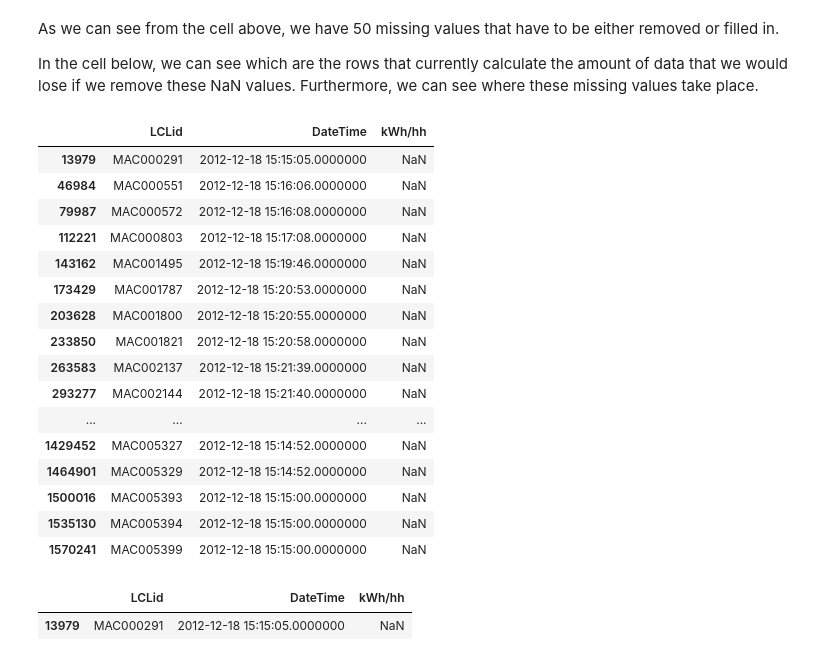
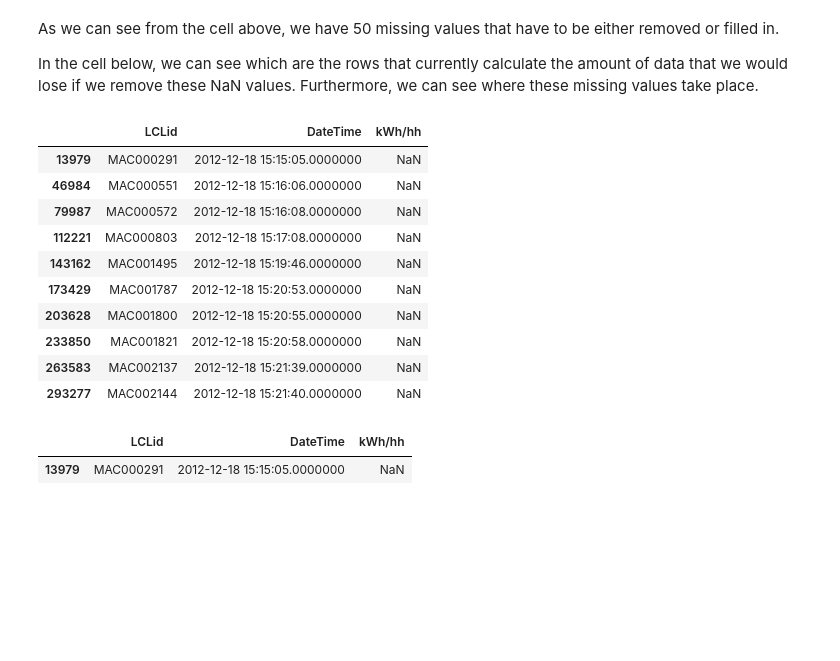
Before and after one commit to wobniarin/Project-Week-8-Final-Project, a Jupyter notebook: 2.JupyterNotebooks/1_Data_Cleaning.ipynb, the cells around one changed output. Saved outputs shown, nothing was run; the diff lists cells and outputs as text; code cells hidden in the pictures; blank space fills up the shorter version.

```diff
--- a/2.JupyterNotebooks/1_Data_Cleaning.ipynb
+++ b/2.JupyterNotebooks/1_Data_Cleaning.ipynb
@@ -309,25 +283,19 @@ As we can see from the cell above, we have 50 missing values that have to be eit
 In the cell below, we can see which are the rows that currently calculate the amount of data that we would lose if we remove these NaN values. Furthermore, we can see where these missing values take place.
 # %%
 # Checking where these NaN values take place.
-halfhourly_block12[halfhourly_block12['kWh/hh'].isna()]
+halfhourly_block12[halfhourly_block12['kWh/hh'].isna()].head(10)
 # %% [output]
 |  | LCLid | DateTime | kWh/hh |
 | 13979 | MAC000291 | 2012-12-18 15:15:05.0000000 | NaN |
 | 46984 | MAC000551 | 2012-12-18 15:16:06.0000000 | NaN |
 | 79987 | MAC000572 | 2012-12-18 15:16:08.0000000 | NaN |
 | 112221 | MAC000803 | 2012-12-18 15:17:08.0000000 | NaN |
 | 143162 | MAC001495 | 2012-12-18 15:19:46.0000000 | NaN |
 | 173429 | MAC001787 | 2012-12-18 15:20:53.0000000 | NaN |
 | 203628 | MAC001800 | 2012-12-18 15:20:55.0000000 | NaN |
 | 233850 | MAC001821 | 2012-12-18 15:20:58.0000000 | NaN |
 | 263583 | MAC002137 | 2012-12-18 15:21:39.0000000 | NaN |
 | 293277 | MAC002144 | 2012-12-18 15:21:40.0000000 | NaN |
-| ... | ... | ... | ... |
-| 1429452 | MAC005327 | 2012-12-18 15:14:52.0000000 | NaN |
-| 1464901 | MAC005329 | 2012-12-18 15:14:52.0000000 | NaN |
-| 1500016 | MAC005393 | 2012-12-18 15:15:00.0000000 | NaN |
-| 1535130 | MAC005394 | 2012-12-18 15:15:00.0000000 | NaN |
-| 1570241 | MAC005399 | 2012-12-18 15:15:00.0000000 | NaN |
 # %%
 # Calculating how much data we lose if we would remove these NaNs.
 halfhourly_block12.iloc[[13979]]
```
Also changed, not shown: parts of 13 cells of this notebook.
